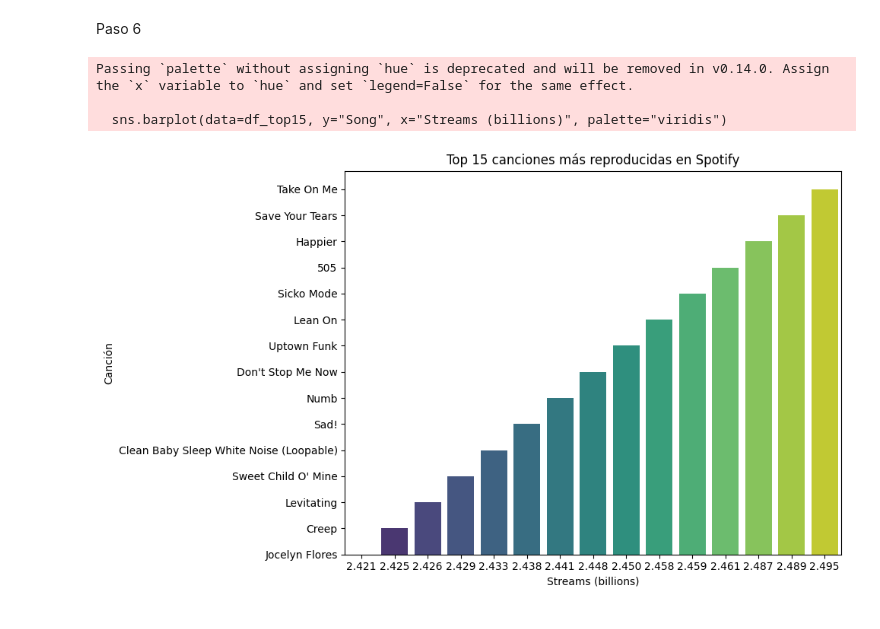
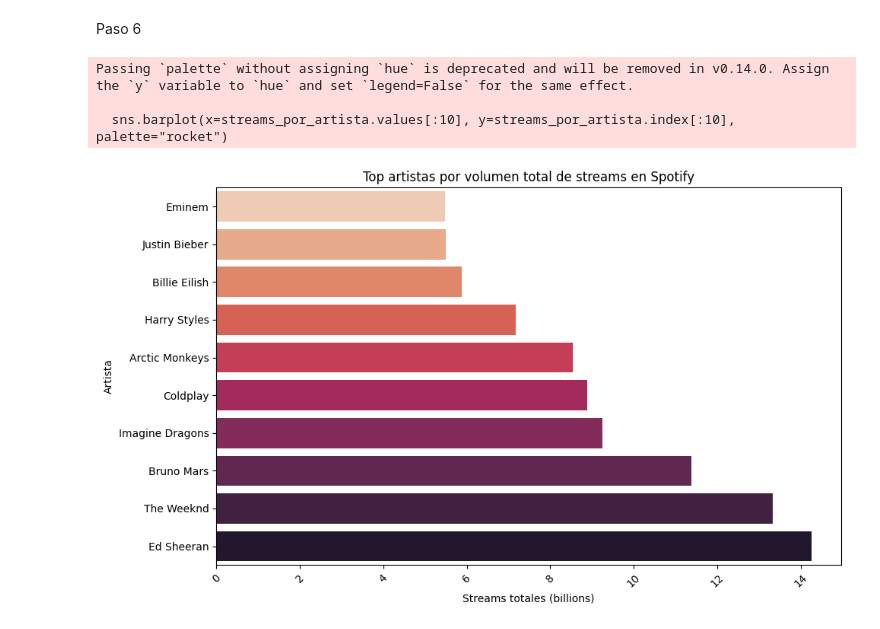
Before and after one commit to 4GeeksAcademy/agumarquez-web-scraping-project-tutorial, a Jupyter notebook: src/explore.es.ipynb, the cells around one changed output. Drawn from its saved outputs; the diff is of its cells as text; code cells hidden in the pictures.

Commit message:
Visualizaciones ok

```diff
--- a/src/explore.es.ipynb
+++ b/src/explore.es.ipynb
@@ -49,8 +49,14 @@ df_spotify.head()
 # %% [markdown]
 Paso 4
 # %%
+df_spotify = df_spotify[:-1]
+
 df_spotify["Song"] = df_spotify["Song"].str.replace('"', '', regex=False)
 df_spotify.rename(columns={"Artist(s)": "Artists"}, inplace=True)
 df_spotify.drop(columns=['Ref.'], inplace=True)
+
+df_spotify = df_spotify.dropna()
+
+
 df_spotify.head()
 # %% [output]
@@ -77,24 +96,22 @@ conn.close()
 # %% [markdown]
 Paso 6
 # %%
+df_spotify["Streams (billions)"] = pd.to_numeric(df_spotify["Streams (billions)"], errors="coerce")
 
-# Top 15 canciones más reproducidas
-df_top15 = df_spotify.sort_values(by="Streams (billions)", ascending=True).head(15)
+streams_por_artista = df_spotify.groupby("Artists")["Streams (billions)"].sum().sort_values(ascending=False)
 
 plt.figure(figsize=(10, 6))
-sns.barplot(data=df_top15, y="Song", x="Streams (billions)", palette="viridis")
-
-plt.title("Top 15 canciones más reproducidas en Spotify")
-plt.xlabel("Streams (billions)")
-plt.ylabel("Canción")
-
-
+sns.barplot(x=streams_por_artista.values[:10], y=streams_por_artista.index[:10], palette="rocket")
 plt.gca().invert_yaxis()
 
+plt.title("Top artistas por volumen total de streams en Spotify")
+plt.xlabel("Streams totales (billions)")
+plt.ylabel("Artista")
+plt.xticks(rotation=45)
 plt.tight_layout()
 plt.show()
 # %% [output]
-Passing `palette` without assigning `hue` is deprecated and will be removed in v0.14.0. Assign the `x` variable to `hue` and set `legend=False` for the same effect.
+Passing `palette` without assigning `hue` is deprecated and will be removed in v0.14.0. Assign the `y` variable to `hue` and set `legend=False` for the same effect.
 
-  sns.barplot(data=df_top15, y="Song", x="Streams (billions)", palette="viridis")
+  sns.barplot(x=streams_por_artista.values[:10], y=streams_por_artista.index[:10], palette="rocket")
-[figure, old version]
+[figure, new version]
```
Also changed, not shown: parts of 3 cells of this notebook, 2 other files.
